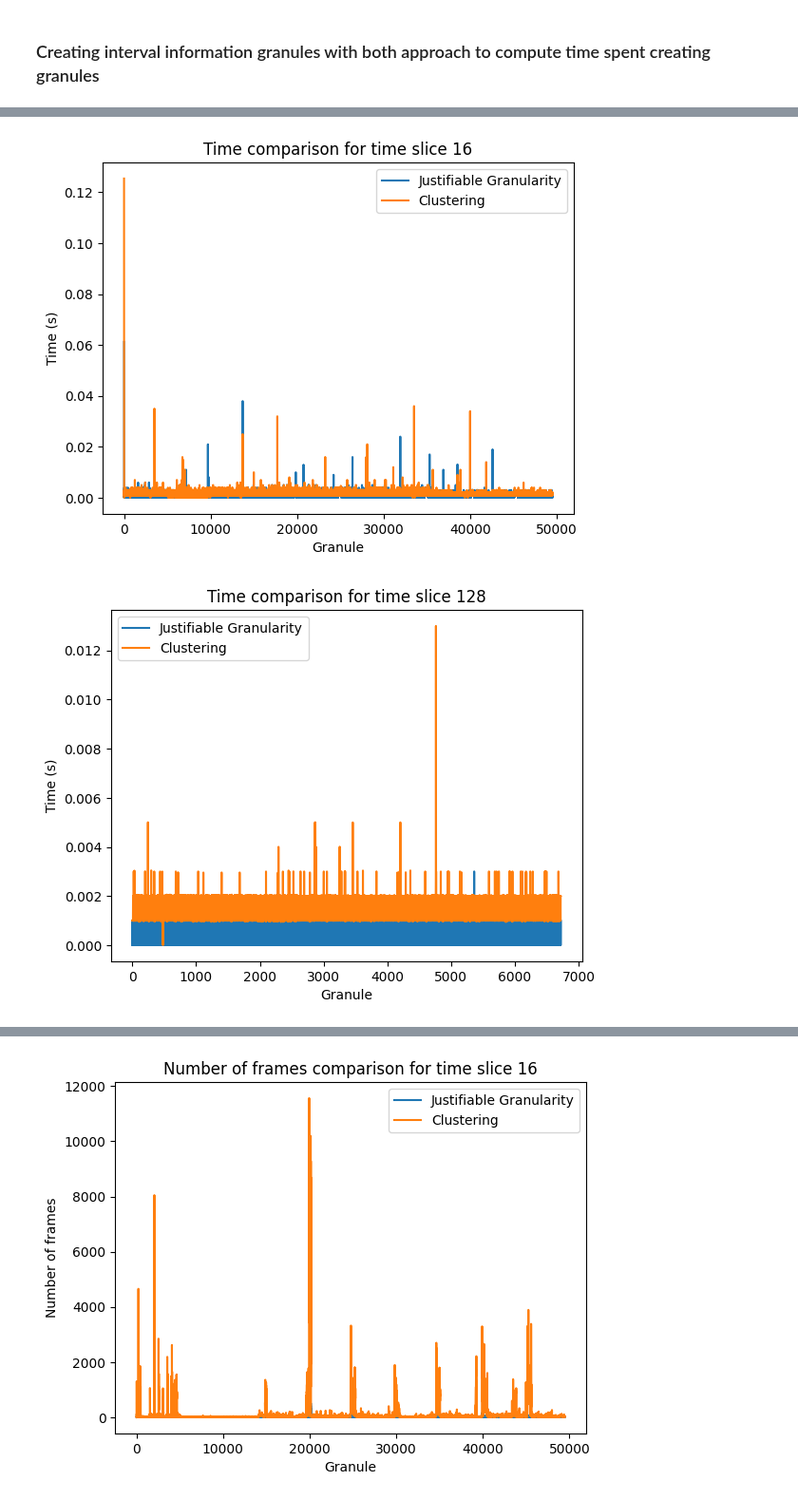
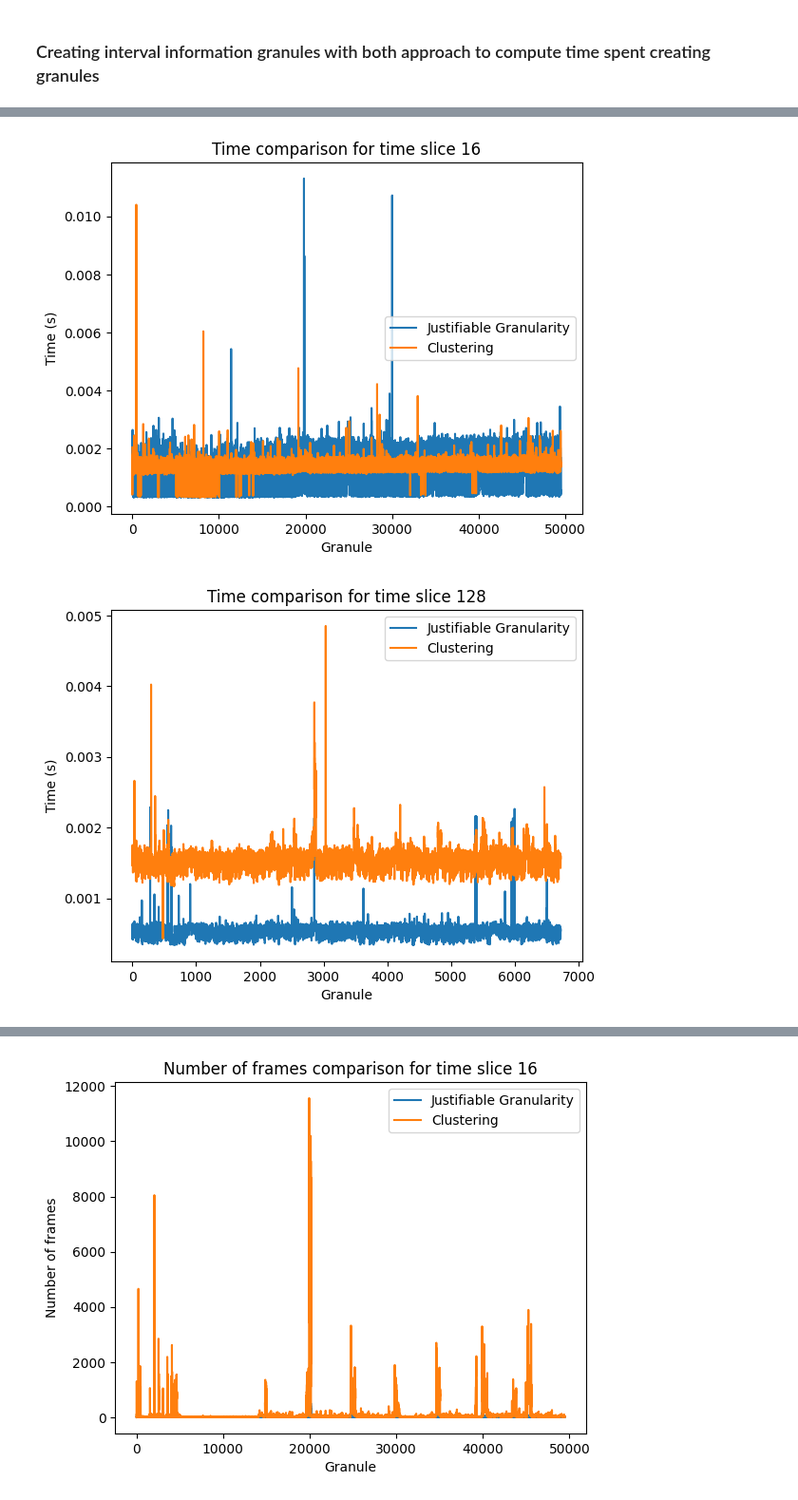
Before and after one commit to daddiovaro44/ClusteringbyTime-JustifiableGranularity, a Jupyter notebook: Time_Comparison.ipynb, the cells around one changed output, grey strips where cells are left out. Shown at 95% size. Drawn from its saved outputs; the diff is of its cells as text; code cells hidden in the pictures.

Commit message:
time comparison on 1/32

```diff
--- a/Time_Comparison.ipynb
+++ b/Time_Comparison.ipynb
@@ -268,7 +268,7 @@ if not GRANULATED:
   for time_slice in time_slices:
 
     df = pd.DataFrame(columns=columns)
-    df.to_csv(f'../time_comparison_{time_slice}.csv', index=False)
+    df.to_csv(f'../time_comparison_{subset}_{time_slice}.csv', index=False)
 
     for group in tqdm(matching_indices_slices[time_slice]):
 
@@ -302,7 +302,7 @@ if not GRANULATED:
 
         time_row = {'num_frames_clust': len_clust, 'time_clust': time_spent_clust, 'num_frames_just': len_just, 'time_just': time_spent_just}
         time_row = pd.DataFrame([time_row])
-        time_row.to_csv(f'../time_comparison_{time_slice}.csv', mode='a', header=False, index=False)
+        time_row.to_csv(f'../time_comparison_{subset}_{time_slice}.csv', mode='a', header=False, index=False)
 
         continue
 
@@ -371,7 +371,7 @@ if not GRANULATED:
 
         time_row = {'num_frames_clust': len_clust, 'time_clust': time_spent_clust, 'num_frames_just': len_just, 'time_just': time_spent_just}
         time_row = pd.DataFrame([time_row])
-        time_row.to_csv(f'../time_comparison_{time_slice}.csv', mode='a', header=False, index=False)
+        time_row.to_csv(f'../time_comparison_{subset}_{time_slice}.csv', mode='a', header=False, index=False)
 
         continue
 
@@ -404,13 +404,13 @@ if not GRANULATED:
 
       time_row = {'num_frames_clust': len_clust, 'time_clust': time_spent_clust, 'num_frames_just': len_just, 'time_just': time_spent_just}
       time_row = pd.DataFrame([time_row])
-      time_row.to_csv(f'../time_comparison_{time_slice}.csv', mode='a', header=False, index=False)
+      time_row.to_csv(f'../time_comparison_{subset}_{time_slice}.csv', mode='a', header=False, index=False)
       # print(time_row)
 
       # del group_data, filtered_granule, selected_rows
 # %%
-mean_file = '../mean.csv'
-std_file = '../std.csv'
+mean_file = f'../mean_{subset}.csv'
+std_file = f'../std_{subset}.csv'
 
 columns = ['num_frames_clust', 'time_clust', 'num_frames_just', 'time_just', 'time_slice']
 
@@ -420,7 +420,7 @@ df_col.to_csv(std_file, index=False)
 
 
 for time_slice in time_slices:
-    df = pd.read_csv(f'../time_comparison_{time_slice}.csv')
+    df = pd.read_csv(f'../time_comparison_{subset}_{time_slice}.csv')
 
     mean = df.mean()
     std = df.std()
@@ -476,18 +476,18 @@ plt.show()
 # %%
 import matplotlib.pyplot as plt
 import numpy as np
 
 for time_slice in time_slices:
-    df = pd.read_csv(f'../time_comparison_{time_slice}.csv')
+    df = pd.read_csv(f'../time_comparison_{subset}_{time_slice}.csv')
     X_axis = np.arange(len(df))
     plt.plot(X_axis, df['time_just'], label='Justifiable Granularity')
     plt.plot(X_axis, df['time_clust'], label='Clustering')
 
     plt.xlabel('Granule')
     plt.ylabel('Time (s)')
     plt.title(f'Time comparison for time slice {time_slice}')
     plt.legend()
     plt.show()
 # %% [output]
-[figure, old version]
+[figure, new version]
-[figure, old version]
+[figure, new version]
```
Also changed, not shown: parts of 4 cells of this notebook.
